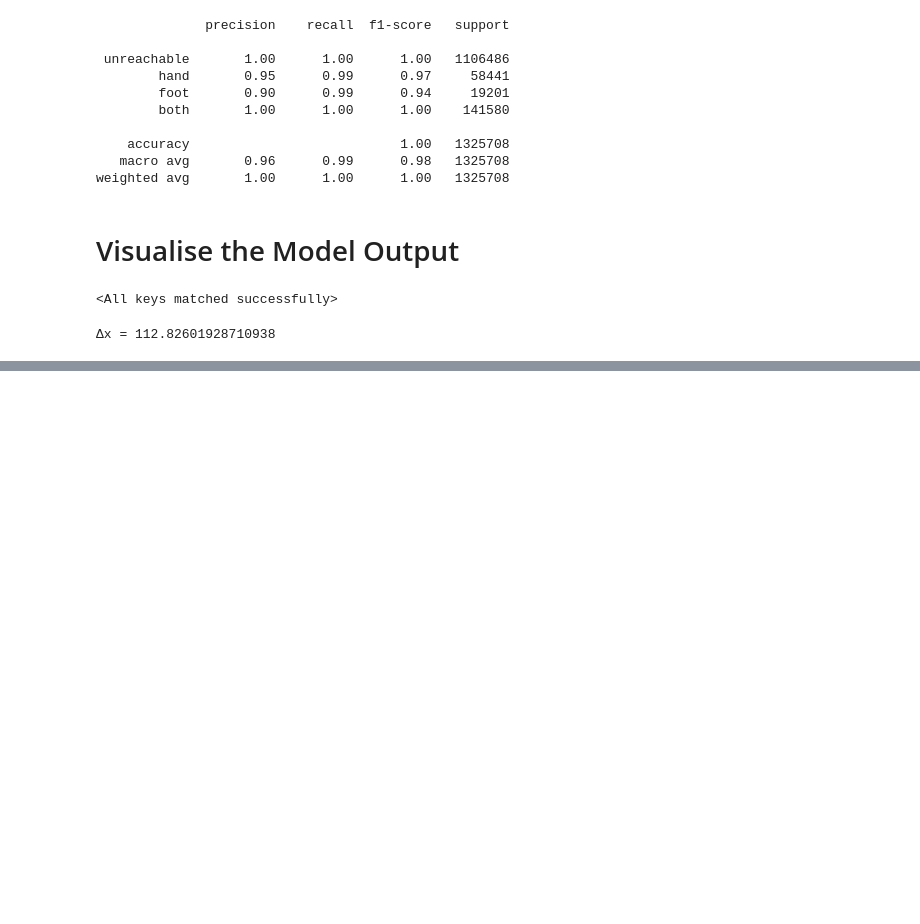
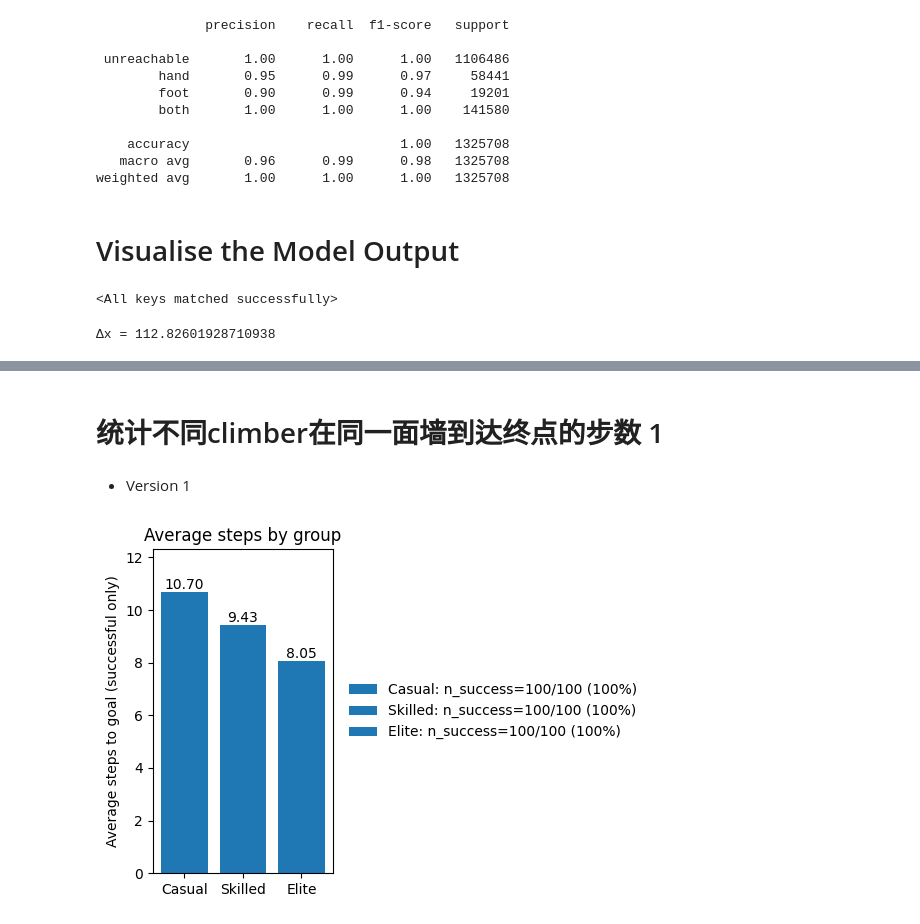
Before and after one commit to Alger3/Climbing_Model, a Jupyter notebook: model/reachability_gnn.ipynb, the cells around one changed output, grey strips where cells are left out. Saved outputs shown, nothing was run; the diff lists cells and outputs as text; code cells hidden in the pictures; blank space fills up the shorter version.

```diff
--- a/model/reachability_gnn.ipynb
+++ b/model/reachability_gnn.ipynb
@@ -385,0 +411,2 @@ Success: Model predict climber can reach the goal (label=1) in Step 8
+# %% [markdown]
+# 统计不同climber在同一面墙到达终点的步数 1
@@ -385,0 +435,7 @@ Success: Model predict climber can reach the goal (label=1) in Step 8
+# %%
+climbers = pd.read_csv("../data/all_climbers.csv").drop(columns=["Unnamed: 0"])
+casuals = climbers.iloc[0:100]
+skilleds = climbers.iloc[100:200]
+elites = climbers.iloc[200:300]
+# %% [markdown]
+- Version 1
@@ -385,0 +487,56 @@ Success: Model predict climber can reach the goal (label=1) in Step 8
+# %%
+import numpy as np
+import matplotlib.pyplot as plt
+
+def success_mean(arr):
+    a = np.asarray(arr)
+    ok = a[a >= 0]                 # 只保留成功（非 -1）
+    return (np.mean(ok) if ok.size > 0 else np.nan, ok.size, a.size)
+
+(c_mean, c_ok, c_total) = success_mean(casual_steps)
+(s_mean, s_ok, s_total) = success_mean(skilled_steps)
+(e_mean, e_ok, e_total) = success_mean(elite_steps)
+
+labels  = ['Casual', 'Skilled', 'Elite']
+means  = [c_mean, s_mean, e_mean]
+rates   = [c_ok / c_total if c_total else 0,
+           s_ok / s_total if s_total else 0,
+           e_ok / e_total if e_total else 0]
+
+fig, ax = plt.subplots(figsize=(7, 4))
+bars = ax.bar(labels, means)
+
+ax.set_ylabel('Average steps to goal (successful only)')
+ax.set_title('Average steps by group')
+
+# 顶部留白，避免数值/图例被裁剪
+finite_vals = [v for v in means if np.isfinite(v)]
+ymax = max(finite_vals) if finite_vals else 1.0
+ax.set_ylim(0, ymax * 1.15)
+
+# 柱顶标注；无成功样本则标 N/A（放在底部稍上）
+ymin, ymax = ax.get_ylim()
+for b, v in zip(bars, means):
+    if np.isfinite(v):
+        ax.text(b.get_x()+b.get_width()/2, v, f'{v:.2f}',
+                ha='center', va='bottom')
+    else:
+        ax.text(b.get_x()+b.get_width()/2, ymin + 0.02*(ymax-ymin), 'N/A',
+                ha='center', va='bottom')
+
+# 图例放到图外上方，三列横排，不遮挡
+legend_labels = [
+    f'Casual: n_success={c_ok}/{c_total} ({rates[0]:.0%})',
+    f'Skilled: n_success={s_ok}/{s_total} ({rates[1]:.0%})',
+    f'Elite: n_success={e_ok}/{e_total} ({rates[2]:.0%})'
+]
+for b, lab in zip(bars, legend_labels):
+    b.set_label(lab)
+
+ax.legend(loc='center left', bbox_to_anchor=(1.02, 0.5), frameon=False)
+
+# 给右边留空间，避免被裁剪
+plt.tight_layout(rect=[0, 0, 0.82, 1])
+plt.show()
+# %% [output]
+[figure, added]
```
Also changed, not shown: parts of 28 cells of this notebook.
